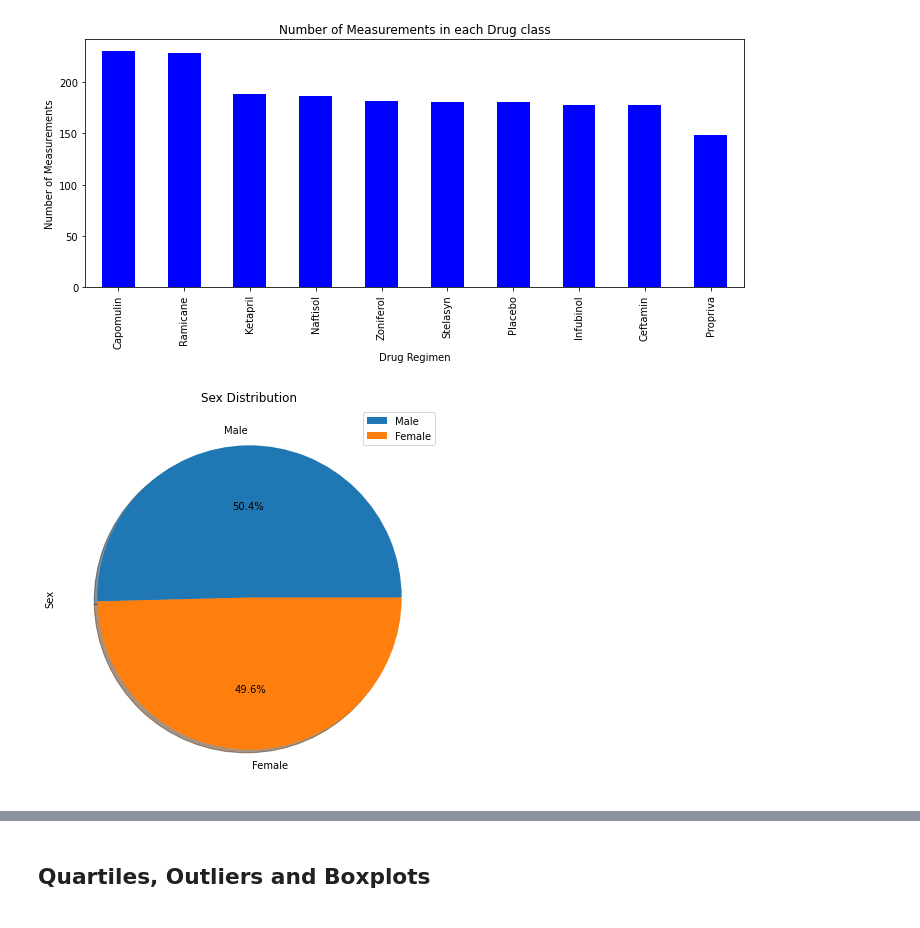
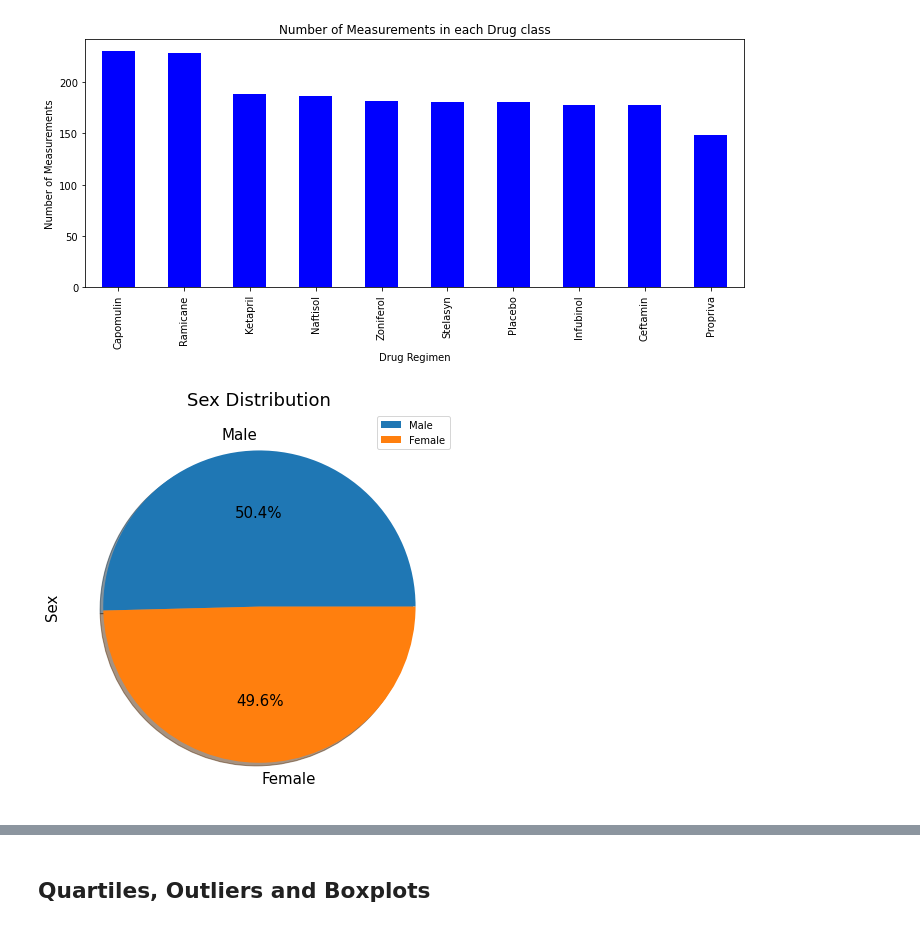
Before and after one commit to alexmartinez1745/Animal-Study-MatPlotLib, a Jupyter notebook: Pymaceuticals/pymaceuticals_starter.ipynb, the cells around one changed output, grey strips where cells are left out. Saved outputs shown, nothing was run; the diff lists cells and outputs as text; code cells hidden in the pictures.

```diff
--- a/Pymaceuticals/pymaceuticals_starter.ipynb
+++ b/Pymaceuticals/pymaceuticals_starter.ipynb
@@ -181,17 +181,19 @@ plt.show()
 # %%
 # Generate a pie plot showing the distribution of female versus male mice using pandas
 #filtering data frame to chart pie plot
 drop_dup = clean_df.drop_duplicates(subset=['Mouse ID'])
 gender_counts = drop_dup['Sex'].value_counts()
 
 #create pie plot using pandas
-ax = gender_counts.plot(kind='pie', figsize= (15,7), shadow=True, autopct='%1.1f%%', legend=True, title='Sex Distribution', textprops={'fontsize': 10})
-ax.set_ylabel('Sex')
+ax = gender_counts.plot(kind='pie', figsize= (11,6), autopct='%1.1f%%', shadow=True, legend=True, textprops={'fontsize': 15})
+ax.set_title('Sex Distribution').set_fontsize(18)
+ax.set_ylabel('Sex').set_fontsize(15)
 
 #display pie plot
+plt.tight_layout()
 plt.show()
 # %% [output]
-[figure, old version]
+[figure, new version]
 # %%
 # Generate a pie plot showing the distribution of female versus male mice using pyplot
 #create labels and x axis
```
Also changed, not shown: parts of 1 cell of this notebook.
